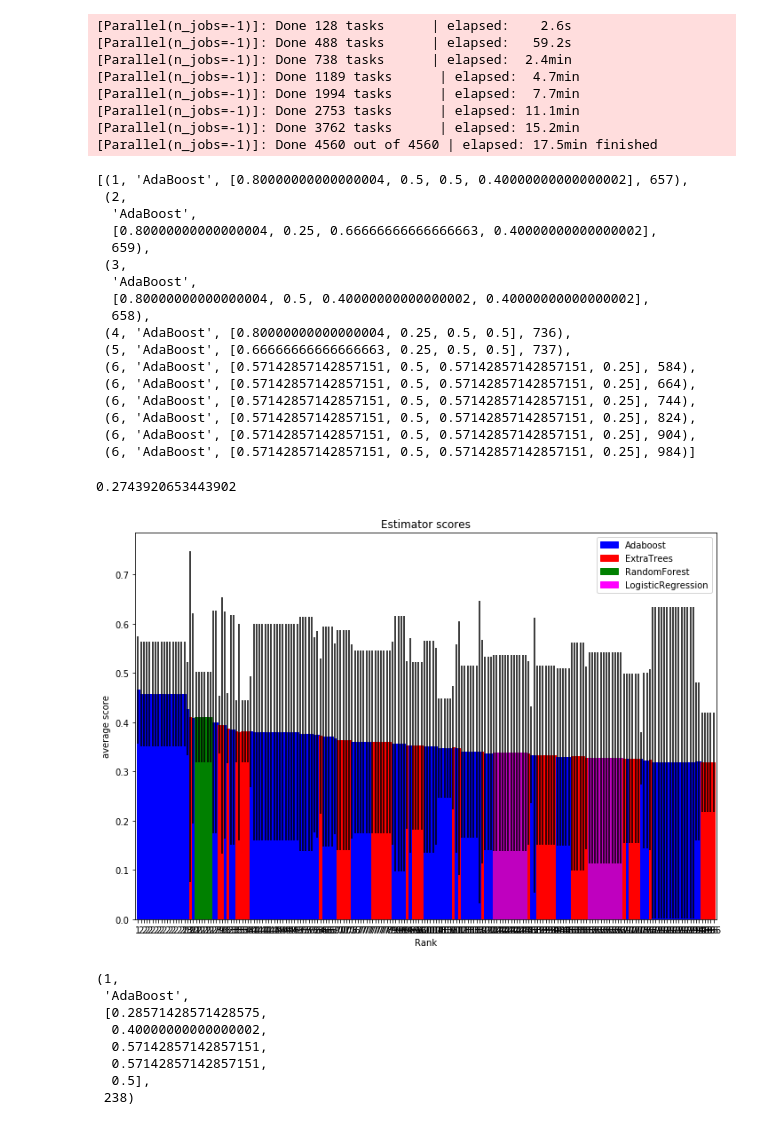
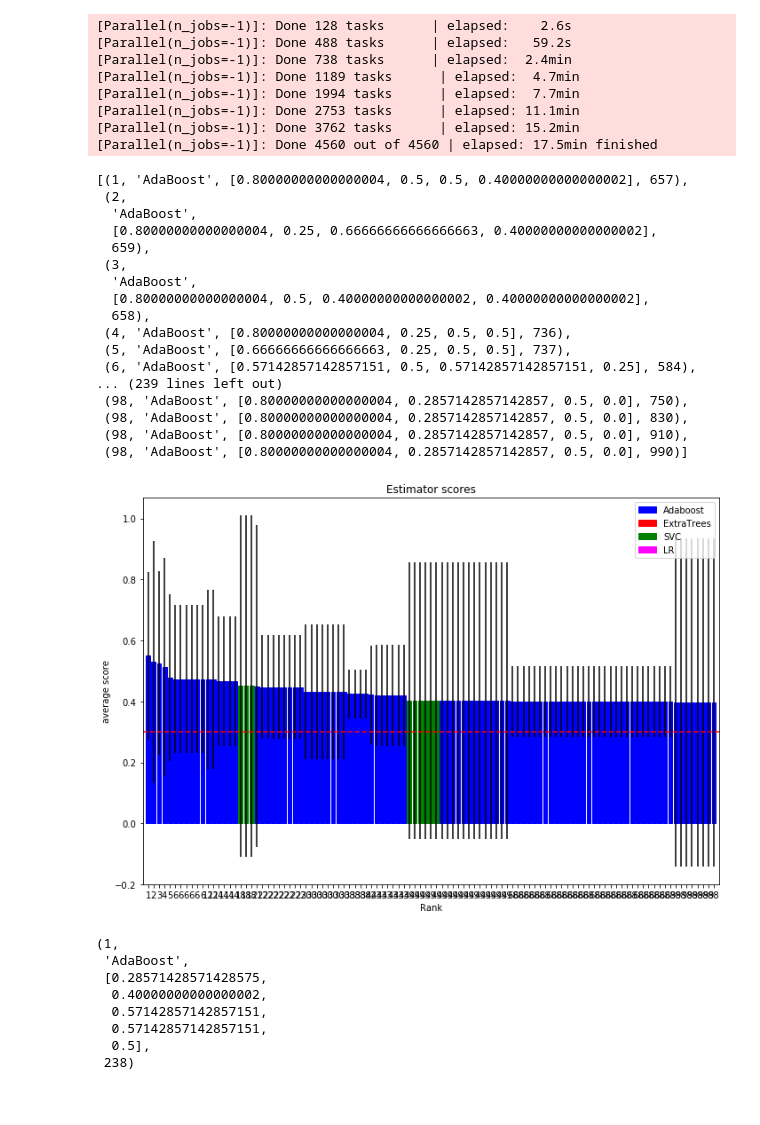
Before and after one commit to trnoriega/enron-data-classifier, a Jupyter notebook: parameter_optimization.ipynb, the cells around one changed output. Cells and saved outputs as stored; diff of their text form; code cells hidden in the pictures.

Commit message:
Working top scores plot

```diff
--- a/parameter_optimization.ipynb
+++ b/parameter_optimization.ipynb
@@ -297,7 +297,7 @@ def find_top_scores(grid, class_types, cutoff=5, cv=4, verbose=False):
     return names_scores
 # %%
 class_types = [(SVC, 'SVC'), (AdaBoostClassifier, 'AdaBoost'), [LogisticRegression, 'LR']]
-top_scores = find_top_scores(all_grid, class_types, cutoff=10)
+top_scores = find_top_scores(all_grid, class_types, cutoff=100)
 # %%
 top_scores
 # %% [output]
@@ -313,16 +313,11 @@ top_scores
  (4, 'AdaBoost', [0.80000000000000004, 0.25, 0.5, 0.5], 736),
  (5, 'AdaBoost', [0.66666666666666663, 0.25, 0.5, 0.5], 737),
  (6, 'AdaBoost', [0.57142857142857151, 0.5, 0.57142857142857151, 0.25], 584),
- (6, 'AdaBoost', [0.57142857142857151, 0.5, 0.57142857142857151, 0.25], 664),
- (6, 'AdaBoost', [0.57142857142857151, 0.5, 0.57142857142857151, 0.25], 744),
- (6, 'AdaBoost', [0.57142857142857151, 0.5, 0.57142857142857151, 0.25], 824),
- (6, 'AdaBoost', [0.57142857142857151, 0.5, 0.57142857142857151, 0.25], 904),
- (6, 'AdaBoost', [0.57142857142857151, 0.5, 0.57142857142857151, 0.25], 984)]
+... (239 lines left out)
+ (98, 'AdaBoost', [0.80000000000000004, 0.2857142857142857, 0.5, 0.0], 750),
+ (98, 'AdaBoost', [0.80000000000000004, 0.2857142857142857, 0.5, 0.0], 830),
+ (98, 'AdaBoost', [0.80000000000000004, 0.2857142857142857, 0.5, 0.0], 910),
+ (98, 'AdaBoost', [0.80000000000000004, 0.2857142857142857, 0.5, 0.0], 990)]
-# %%
-test = [0.80000000000000004, 0.5, 0.5, 0.40000000000000002]
-np.mean(test) - t_delta(95, test)
-# %% [output]
-0.2743920653443902
 # %%
 import matplotlib.patches as mpatches
 
@@ -341,7 +336,7 @@ def plot_scores(score_list):
     labels = [tup[1] for tup in score_list]
     scores = [tup[2] for tup in score_list]
     means = [np.mean(x) for x in scores]
-    deltas = [np.std(x) for x in scores]
+    deltas = [t_delta(95, x) for x in scores]
 
     plt.close('all')
     ind = len(score_list)
@@ -351,27 +346,28 @@ def plot_scores(score_list):
                  xlim=[-1, ind],
                  xticks=range(ind),
                  ylabel='average score')
-    bar_list = ax.bar(range(ind), means, yerr=stds, align='center')
+    bar_list = ax.bar(range(ind), means, yerr=deltas, align='center')
     ax.set_xticklabels(ranks)
+    ax.hlines(0.3, ax.get_xlim()[0], ax.get_xlim()[1], linestyles='dashed', colors='r')
     # color bar based on label selected features red
     color_dict = {'AdaBoost': 'b',
                   'ExtraTrees': 'r',
-                  'RandomForest': 'g',
-                  'LogisticRegression': 'm'}
+                  'SVC': 'g',
+                  'LR': 'm'}
     for i, name in enumerate(labels):
         bar_list[i].set_color(color_dict[name])
 
     # create custom legend
     blue_patch = mpatches.Patch(color='blue', label='Adaboost')
     red_patch = mpatches.Patch(color='red', label='ExtraTrees')
-    green_patch = mpatches.Patch(color='green', label='RandomForest')
-    magenta_patch = mpatches.Patch(color='magenta', label='LogisticRegression')
+    green_patch = mpatches.Patch(color='green', label='SVC')
+    magenta_patch = mpatches.Patch(color='magenta', label='LR')
     plt.legend(handles=[blue_patch, red_patch, green_patch, magenta_patch])
     plt.show()
 # %%
-plot_scores(top200)
+plot_scores(top_scores)
 # %% [output]
-[figure, old version]
+[figure, new version]
 # %%
 from scipy.stats import variation
 
```
